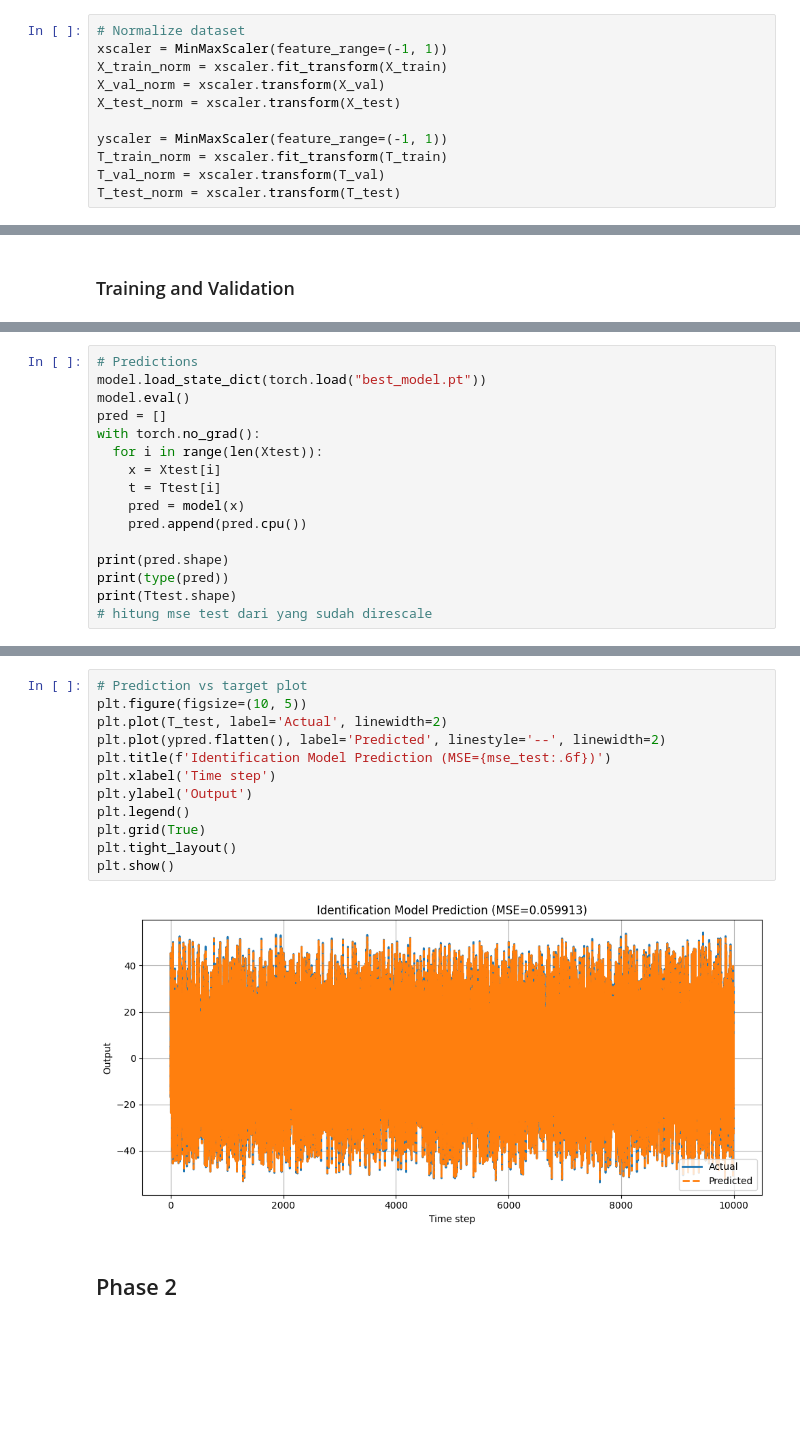
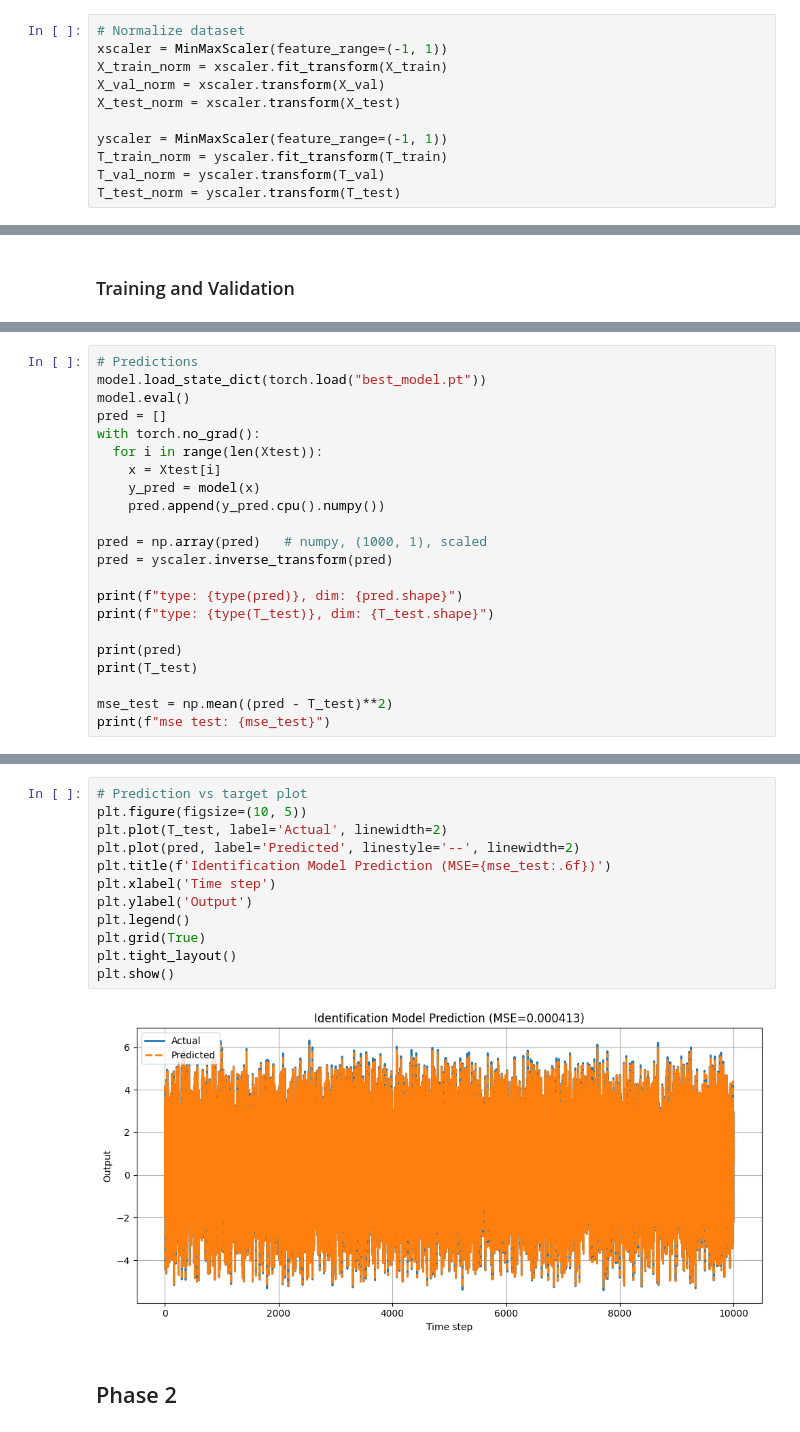
Before and after one commit to pnabilah/SBP_2025, a Jupyter notebook: Direct Inverse Control System/DIC_withpytorch.ipynb, the cells around one changed output, grey strips where cells are left out. Cells and saved outputs as stored; diff of their text form; blank space fills up the shorter version.

```diff
--- a/Direct Inverse Control System/DIC_withpytorch.ipynb
+++ b/Direct Inverse Control System/DIC_withpytorch.ipynb
@@ -152,9 +152,9 @@ X_val_norm = xscaler.transform(X_val)
 X_test_norm = xscaler.transform(X_test)
 
 yscaler = MinMaxScaler(feature_range=(-1, 1))
-T_train_norm = xscaler.fit_transform(T_train)
-T_val_norm = xscaler.transform(T_val)
-T_test_norm = xscaler.transform(T_test)
+T_train_norm = yscaler.fit_transform(T_train)
+T_val_norm = yscaler.transform(T_val)
+T_test_norm = yscaler.transform(T_test)
 # %%
 # Prepare to be processed with GPU
 # My GPU uses float32
@@ -287,12 +306,18 @@ pred = []
 with torch.no_grad():
   for i in range(len(Xtest)):
     x = Xtest[i]
-    t = Ttest[i]
-    pred = model(x)
-    pred.append(pred.cpu())
+    y_pred = model(x)
+    pred.append(y_pred.cpu().numpy())
 
-print(pred.shape)
-print(type(pred))
-print(Ttest.shape)
-# hitung mse test dari yang sudah direscale
+pred = np.array(pred)   # numpy, (1000, 1), scaled
+pred = yscaler.inverse_transform(pred)
+
+print(f"type: {type(pred)}, dim: {pred.shape}")
+print(f"type: {type(T_test)}, dim: {T_test.shape}")
+
+print(pred)
+print(T_test)
+
+mse_test = np.mean((pred - T_test)**2)
+print(f"mse test: {mse_test}")
 # %% [output]
@@ -304,17 +341,17 @@ Test MSE: 0.05991292183285193
 # %%
 # Prediction vs target plot
 plt.figure(figsize=(10, 5))
 plt.plot(T_test, label='Actual', linewidth=2)
-plt.plot(ypred.flatten(), label='Predicted', linestyle='--', linewidth=2)
+plt.plot(pred, label='Predicted', linestyle='--', linewidth=2)
 plt.title(f'Identification Model Prediction (MSE={mse_test:.6f})')
 plt.xlabel('Time step')
 plt.ylabel('Output')
 plt.legend()
 plt.grid(True)
 plt.tight_layout()
 plt.show()
 # %% [output]
-[figure, old version]
+[figure, new version]
 # %% [markdown]
 ## Phase 2
 # %% [markdown]
```
Also changed, not shown: parts of 10 cells of this notebook.
